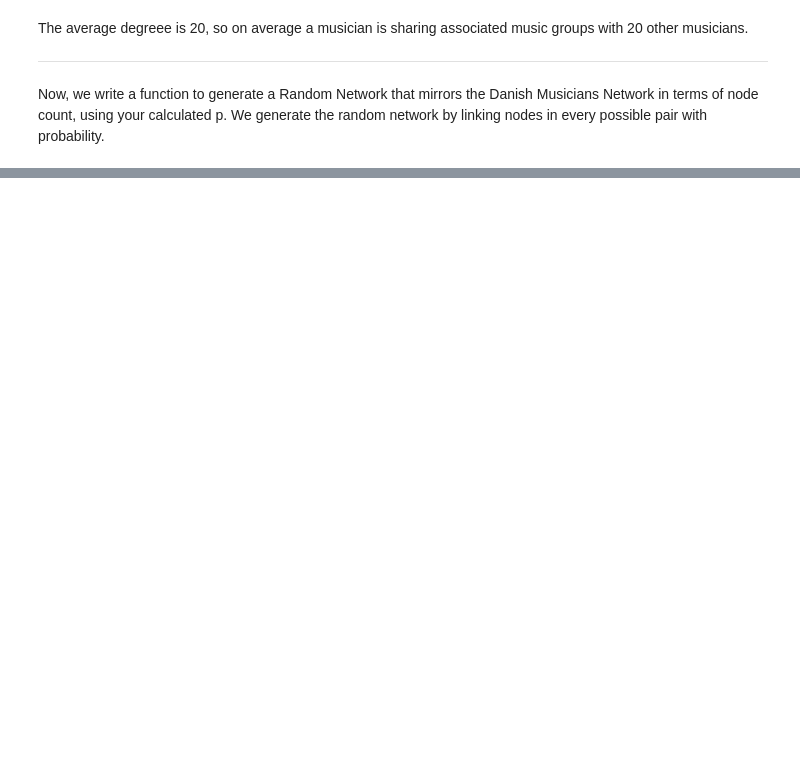
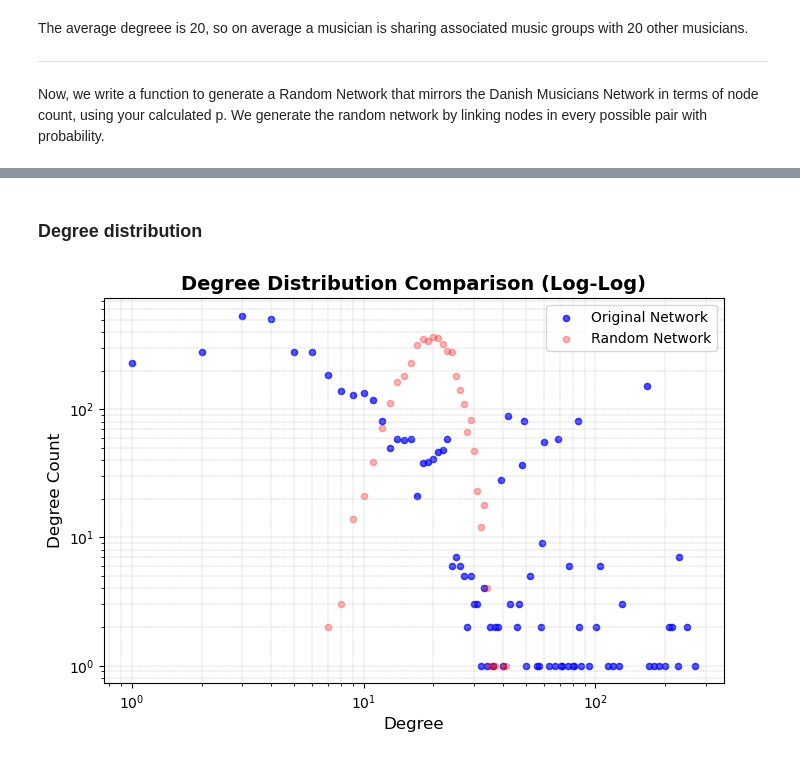
Before and after one commit to Aaresh1705/CSS_project_final, a Jupyter notebook: 5a_analysing_network.ipynb, the cells around one changed output, grey strips where cells are left out. Cells and saved outputs as stored; diff of their text form; code cells hidden in the pictures; blank space fills up the shorter version.

```diff
--- a/5a_analysing_network.ipynb
+++ b/5a_analysing_network.ipynb
@@ -96,0 +137,29 @@ plot_2graphs(G_giant, F_giant)
+# %% [markdown]
+### Degree distribution
+# %%
+def scatter_dist(G, F):
+    def get_deg_dist(graph):
+        degree_dict = dict(graph.degree())
+        return np.unique(list(degree_dict.values()), return_counts=True)
+
+    # Get degree distributions
+    degs_G, counts_G = get_deg_dist(G)
+    degs_F, counts_F = get_deg_dist(F)
+
+    # Plot
+    plt.figure(figsize=(8, 5))
+    plt.scatter(degs_G, counts_G, s=20, alpha=0.7, label='Original Network', color='blue')
+    plt.scatter(degs_F, counts_F, s=20, alpha=0.3, label='Random Network', color='red')
+
+    plt.xscale("log")
+    plt.yscale("log")
+    plt.xlabel("Degree", fontsize=12)
+    plt.ylabel("Degree Count", fontsize=12)
+    plt.title("Degree Distribution Comparison (Log-Log)", fontsize=14, fontweight='bold')
+    plt.legend()
+    plt.grid(True, which="both", linestyle="--", linewidth=0.3)
+    plt.show()
+# %%
+scatter_dist(G, F)
+# %% [output]
+[figure, added]
```
Also changed, not shown: parts of 14 cells of this notebook.
